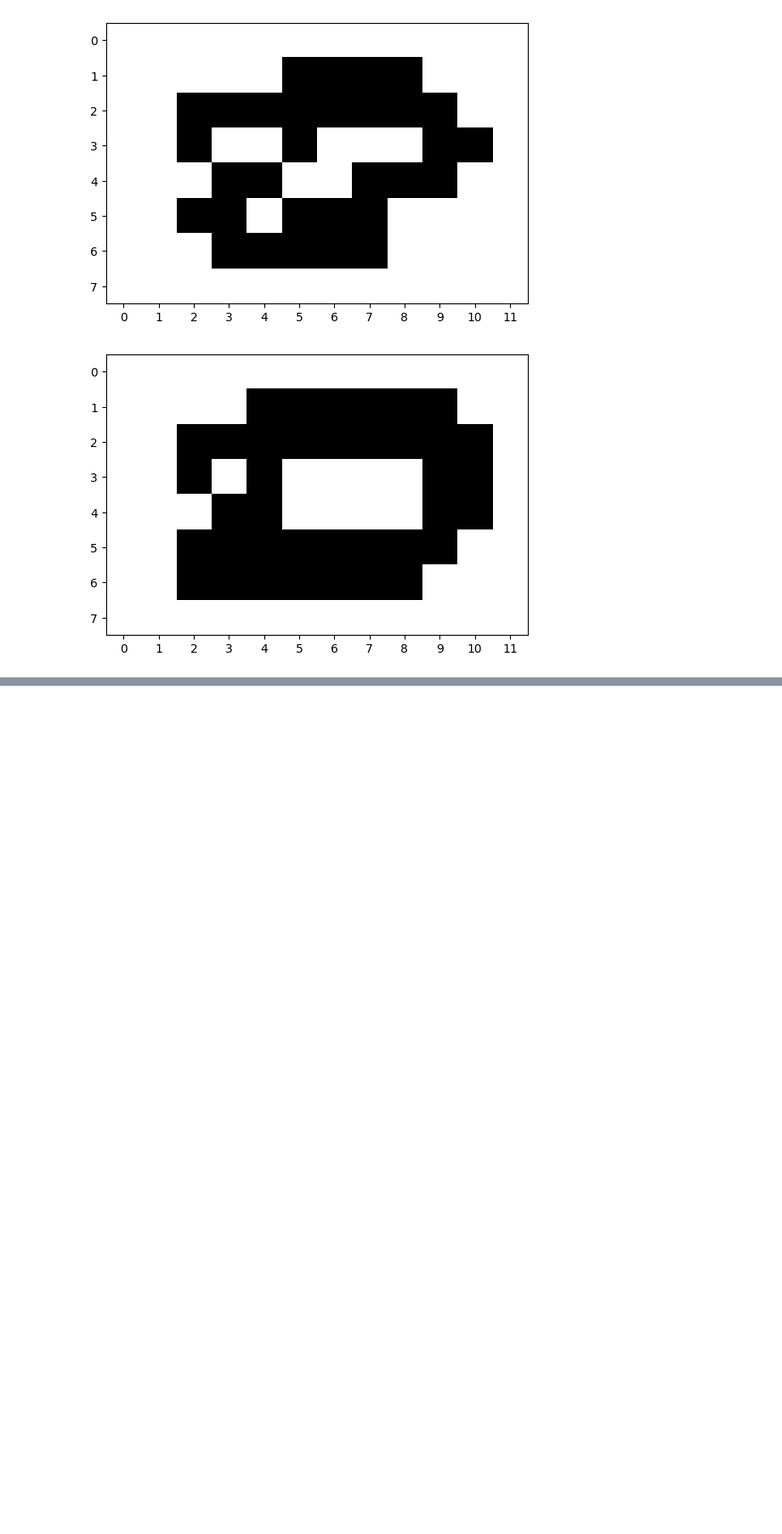
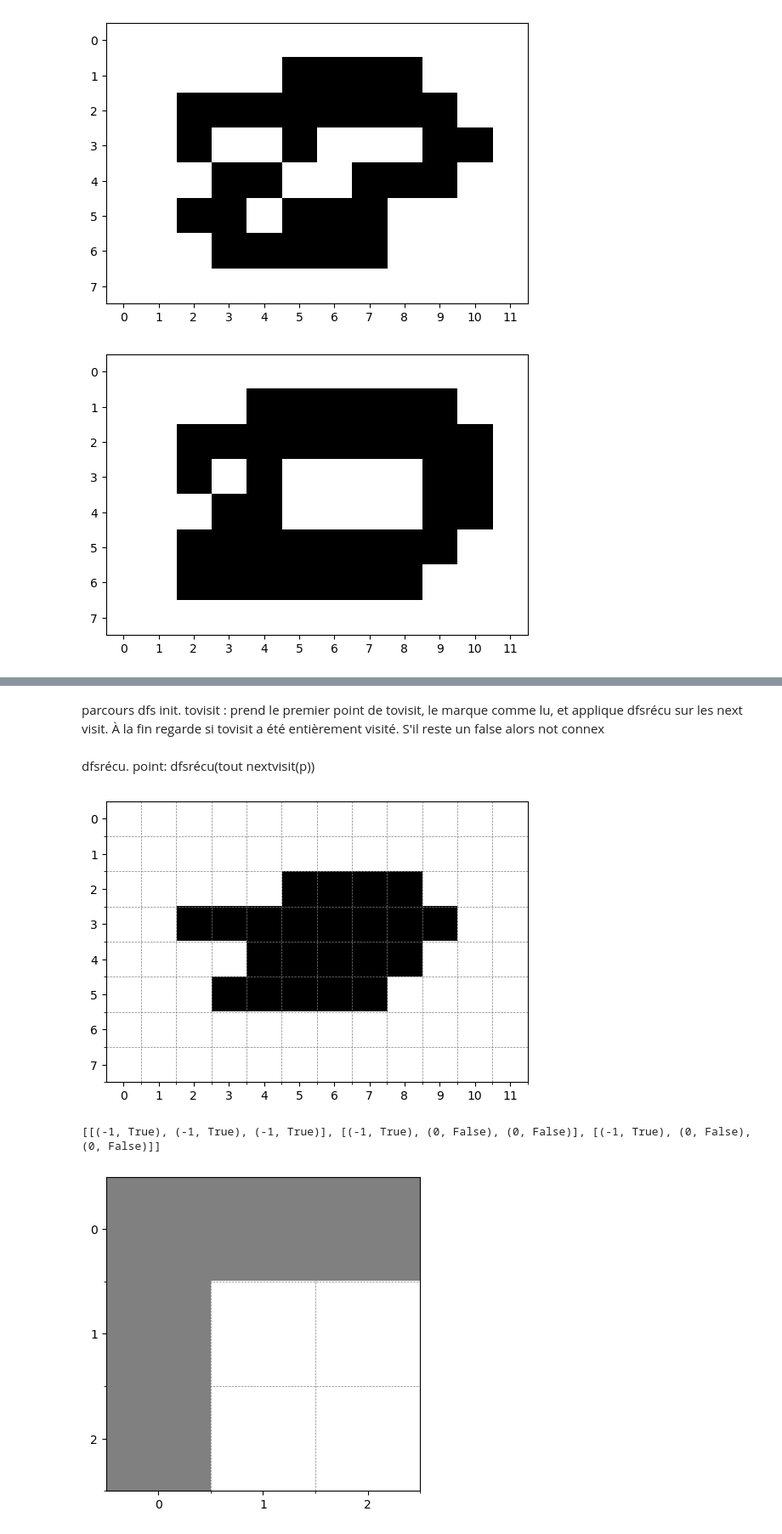
Before and after one commit to marrryzebwjq/image-processing, a Jupyter notebook: 4/simple-point.ipynb, the cells around one changed output, grey strips where cells are left out. Shown at 85% size. Drawn from its saved outputs; the diff is of its cells as text; code cells hidden in the pictures; blank space fills up the shorter version.

```diff
--- a/4/simple-point.ipynb
+++ b/4/simple-point.ipynb
@@ -48,12 +48,23 @@ simple8 = [[0, 0, 0, 0, 0, 0, 0, 0, 0, 0, 0, 0],
            [0, 0, 0, 0, 0, 0, 0, 0, 0, 0, 0, 0]]
 # %%
 import matplotlib.pyplot as plt
-from matplotlib.colors import ListedColormap
+from matplotlib.colors import ListedColormap, BoundaryNorm
 def show_image(mat):
-    plt.imshow(mat, cmap=ListedColormap(['white', 'black']))
+    cmap = ListedColormap(['gray','white', 'black'])
+    plt.imshow(mat, cmap=cmap, norm=BoundaryNorm([-1.5, -0.5, 0.5, 1.5], cmap.N))
     plt.xticks(range(len(mat[0])))
     plt.yticks(range(len(mat)))
+    plt.gca().set_xticks([i + 0.5 for i in range(len(mat[0]))], minor=True)
+    plt.gca().set_yticks([i + 0.5 for i in range(len(mat))], minor=True)
+    plt.grid(True, which="minor", color="gray", linestyle='--', linewidth=0.5)
     plt.show()
+
+def show_petite_matrice(mat3x3):
+    mat = [[0, 0, 0], [0, 0, 0], [0, 0, 0]]
+    for i in range(3):
+        for j in range(3):
+            mat[i][j] = mat3x3[i][j][0]
+    show_image(mat)
 # %%
 show_image(matrice)
 show_image(simple4)
@@ -64,0 +99,14 @@ show_image(simple8)
+# %%
+def petite_matrice(point, X) :
+    """Renvoie la matrice 3x3 centrée en point et indique si les points doit être visité
+    (-1, False) si le point n'existe pas (bord) et ne doit pas être visité dans le suite de l'algorithme
+    @param point: tuple (i,j) coordonnées du point
+    @param X: matrice binaire qui correspond à l'image"""
+
+    i,j = point
+    mat3x3 = [[(-1, False),(-1, False),(-1, False)], [(-1, False),(-1, False),(-1, False)], [(-1, False),(-1, False),(-1, False)]]
+    for k in range(-1,2):
+        for l in range(-1,2):
+            if 0 <= i+k < len(X) and 0 <= j+l < len(X[0]):
+                mat3x3[k+1][l+1] = (X[i+k][j+l], True)
+    return mat3x3
@@ -64,0 +157,3 @@ show_image(simple8)
+# %% [markdown]
+parcours dfs init.
+tovisit : prend le premier point de tovisit, le marque comme lu, et applique dfsrécu sur les next visit. À la fin regarde si tovisit a été entièrement visité. S'il reste un false alors not connex
@@ -64,0 +163,3 @@ show_image(simple8)
+# %% [markdown]
+dfsrécu.
+point: dfsrécu(tout nextvisit(p))
@@ -65,3 +169,12 @@ show_image(simple8)
+# %%
+show_image(matrice)
+mat3x3 = petite_matrice((0,0), matrice)
+print(mat3x3)
+show_petite_matrice(mat3x3)
+# %% [output]
+[figure, added]
+[[(-1, True), (-1, True), (-1, True)], [(-1, True), (0, False), (0, False)], [(-1, True), (0, False), (0, False)]]
+[figure, added]
 # %%
 def neighbors4(point, mat):
     """List of 4 neighbors of point=(x, y) in matrix mat
```
Also changed, not shown: parts of 6 cells of this notebook.
